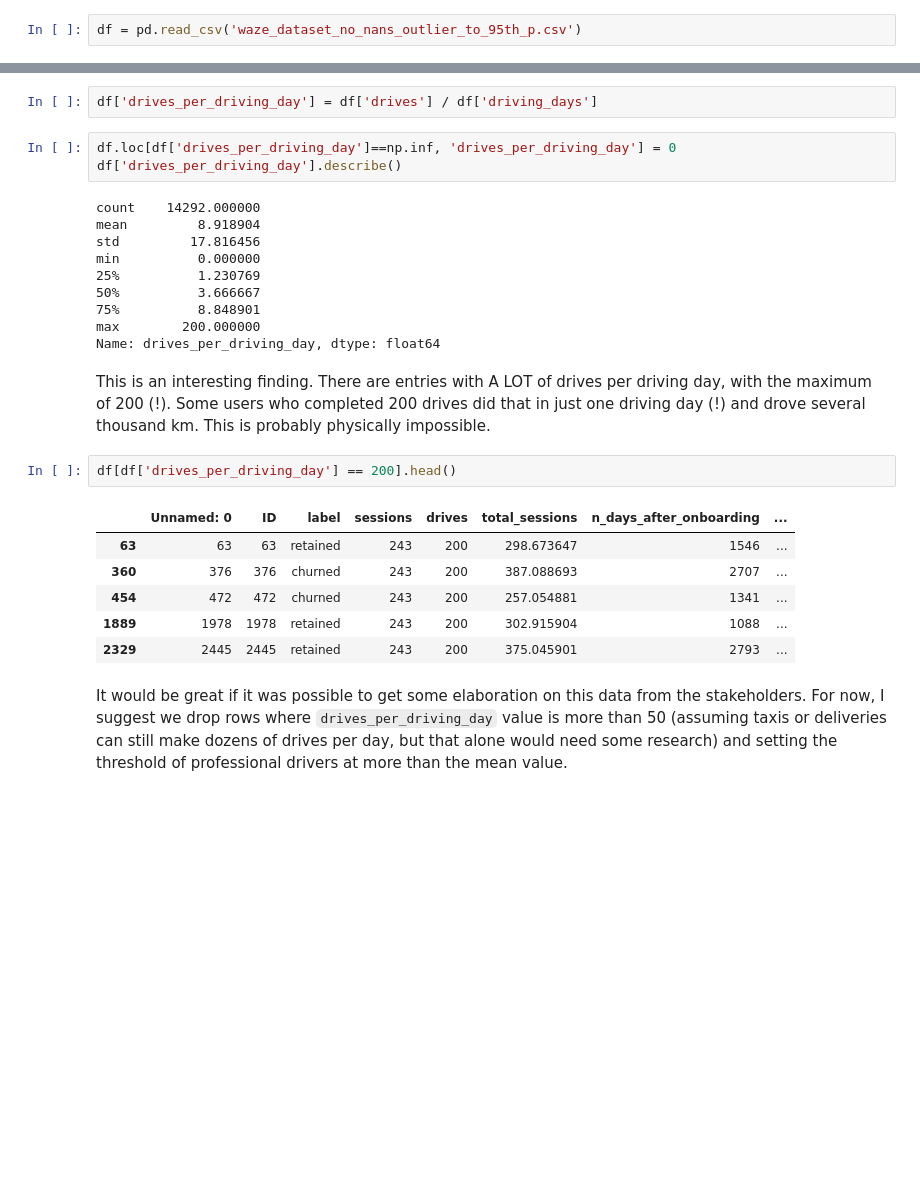
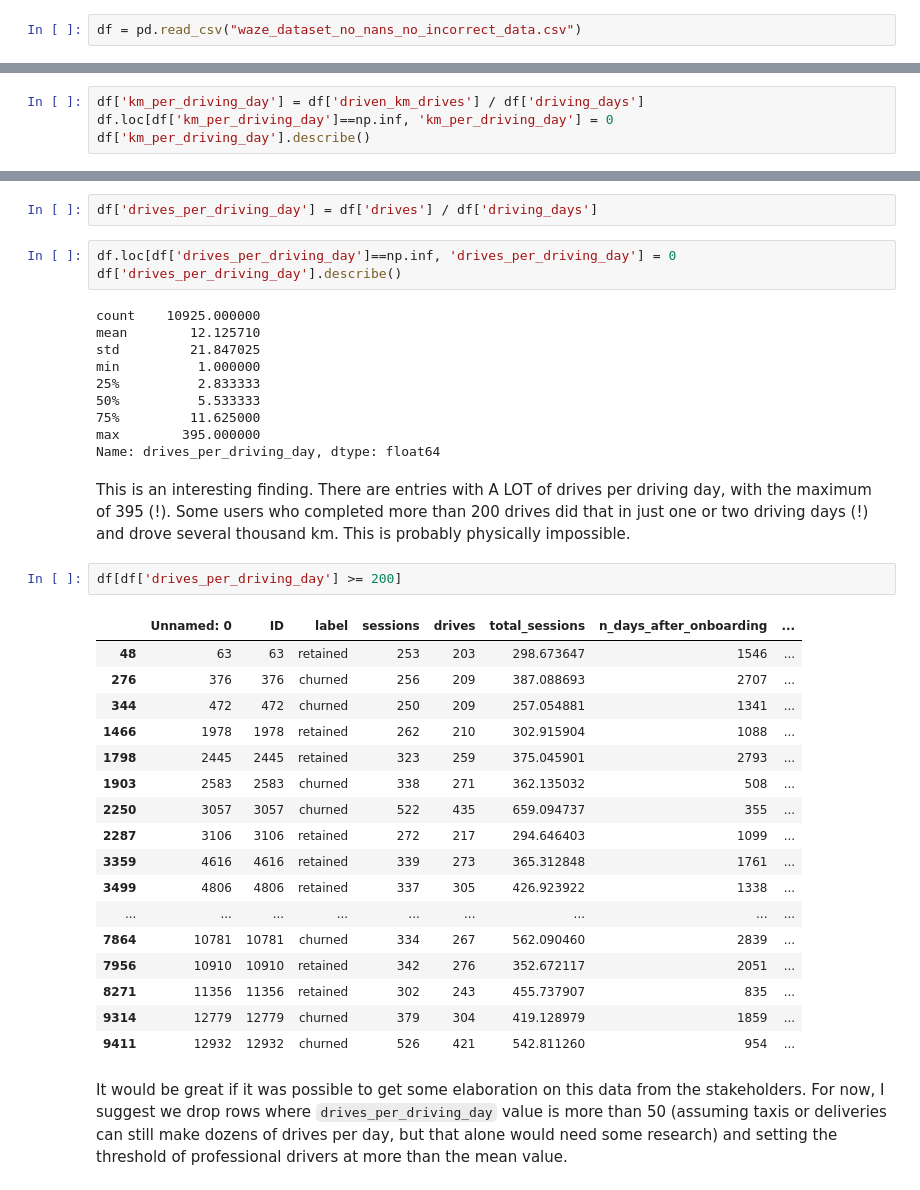
Before and after one commit to point-de-vyu/data-analytics-projects, a Jupyter notebook: Waze_predicting_user_churn/1a.Feature_engineering.ipynb, the cells around one changed output, grey strips where cells are left out. Cells and saved outputs as stored; diff of their text form; blank space fills up the shorter version.

```diff
--- a/Waze_predicting_user_churn/1a.Feature_engineering.ipynb
+++ b/Waze_predicting_user_churn/1a.Feature_engineering.ipynb
@@ -12,4 +9,4 @@ import matplotlib
 import matplotlib.pyplot as plt
 import seaborn as sns
 # %%
-df = pd.read_csv('waze_dataset_no_nans_outlier_to_95th_p.csv')
+df = pd.read_csv("waze_dataset_no_nans_no_incorrect_data.csv")
@@ -15,0 +15,4 @@ df = pd.read_csv('waze_dataset_no_nans_outlier_to_95th_p.csv')
+# %%
+df['km_per_driving_day'] = df['driven_km_drives'] / df['driving_days']
+df.loc[df['km_per_driving_day']==np.inf, 'km_per_driving_day'] = 0
+df['km_per_driving_day'].describe()
@@ -35,26 +50,37 @@ df['drives_per_driving_day'] = df['drives'] / df['driving_days']
 df.loc[df['drives_per_driving_day']==np.inf, 'drives_per_driving_day'] = 0
 df['drives_per_driving_day'].describe()
 # %% [output]
-count    14292.000000
-mean         8.918904
-std         17.816456
-min          0.000000
-25%          1.230769
-50%          3.666667
-75%          8.848901
-max        200.000000
+count    10925.000000
+mean        12.125710
+std         21.847025
+min          1.000000
+25%          2.833333
+50%          5.533333
+75%         11.625000
+max        395.000000
 Name: drives_per_driving_day, dtype: float64
 # %% [markdown]
-This is an interesting finding. There are entries with A LOT of drives per driving day, with the maximum of 200 (!).
-Some users who completed 200 drives did that in just one driving day (!) and drove several thousand km. This is probably physically impossible.
+This is an interesting finding. There are entries with A LOT of drives per driving day, with the maximum of 395 (!).
+Some users who completed more than 200 drives did that in just one or two driving days (!) and drove several thousand km. This is probably physically impossible.
 # %%
-df[df['drives_per_driving_day'] == 200].head()
+df[df['drives_per_driving_day'] >= 200]
 # %% [output]
 |  | Unnamed: 0 | ID | label | sessions | drives | total_sessions | n_days_after_onboarding | ... |
-| 63 | 63 | 63 | retained | 243 | 200 | 298.673647 | 1546 | ... |
-| 360 | 376 | 376 | churned | 243 | 200 | 387.088693 | 2707 | ... |
-| 454 | 472 | 472 | churned | 243 | 200 | 257.054881 | 1341 | ... |
-| 1889 | 1978 | 1978 | retained | 243 | 200 | 302.915904 | 1088 | ... |
-| 2329 | 2445 | 2445 | retained | 243 | 200 | 375.045901 | 2793 | ... |
+| 48 | 63 | 63 | retained | 253 | 203 | 298.673647 | 1546 | ... |
+| 276 | 376 | 376 | churned | 256 | 209 | 387.088693 | 2707 | ... |
+| 344 | 472 | 472 | churned | 250 | 209 | 257.054881 | 1341 | ... |
+| 1466 | 1978 | 1978 | retained | 262 | 210 | 302.915904 | 1088 | ... |
+| 1798 | 2445 | 2445 | retained | 323 | 259 | 375.045901 | 2793 | ... |
+| 1903 | 2583 | 2583 | churned | 338 | 271 | 362.135032 | 508 | ... |
+| 2250 | 3057 | 3057 | churned | 522 | 435 | 659.094737 | 355 | ... |
+| 2287 | 3106 | 3106 | retained | 272 | 217 | 294.646403 | 1099 | ... |
+| 3359 | 4616 | 4616 | retained | 339 | 273 | 365.312848 | 1761 | ... |
+| 3499 | 4806 | 4806 | retained | 337 | 305 | 426.923922 | 1338 | ... |
+| ... | ... | ... | ... | ... | ... | ... | ... | ... |
+| 7864 | 10781 | 10781 | churned | 334 | 267 | 562.090460 | 2839 | ... |
+| 7956 | 10910 | 10910 | retained | 342 | 276 | 352.672117 | 2051 | ... |
+| 8271 | 11356 | 11356 | retained | 302 | 243 | 455.737907 | 835 | ... |
+| 9314 | 12779 | 12779 | churned | 379 | 304 | 419.128979 | 1859 | ... |
+| 9411 | 12932 | 12932 | churned | 526 | 421 | 542.811260 | 954 | ... |
 # %% [markdown]
 It would be great if it was possible to get some elaboration on this data from the stakeholders. For now, I suggest we drop rows where `drives_per_driving_day` value is more than 50 (assuming taxis or deliveries can still make dozens of drives per day, but that alone would need some research) and setting the threshold of professional drivers at more than the mean value.
```
Also changed, not shown: parts of 20 cells of this notebook, 5 other files.
